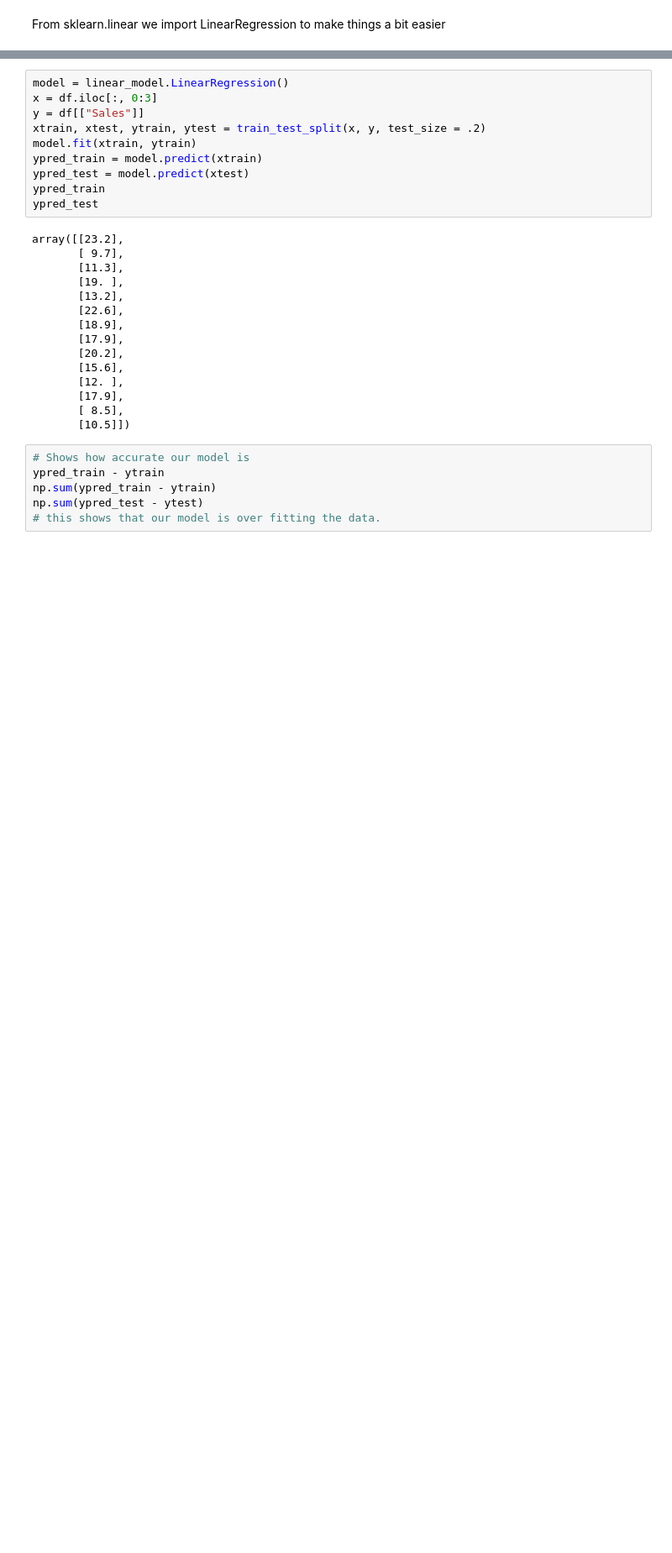
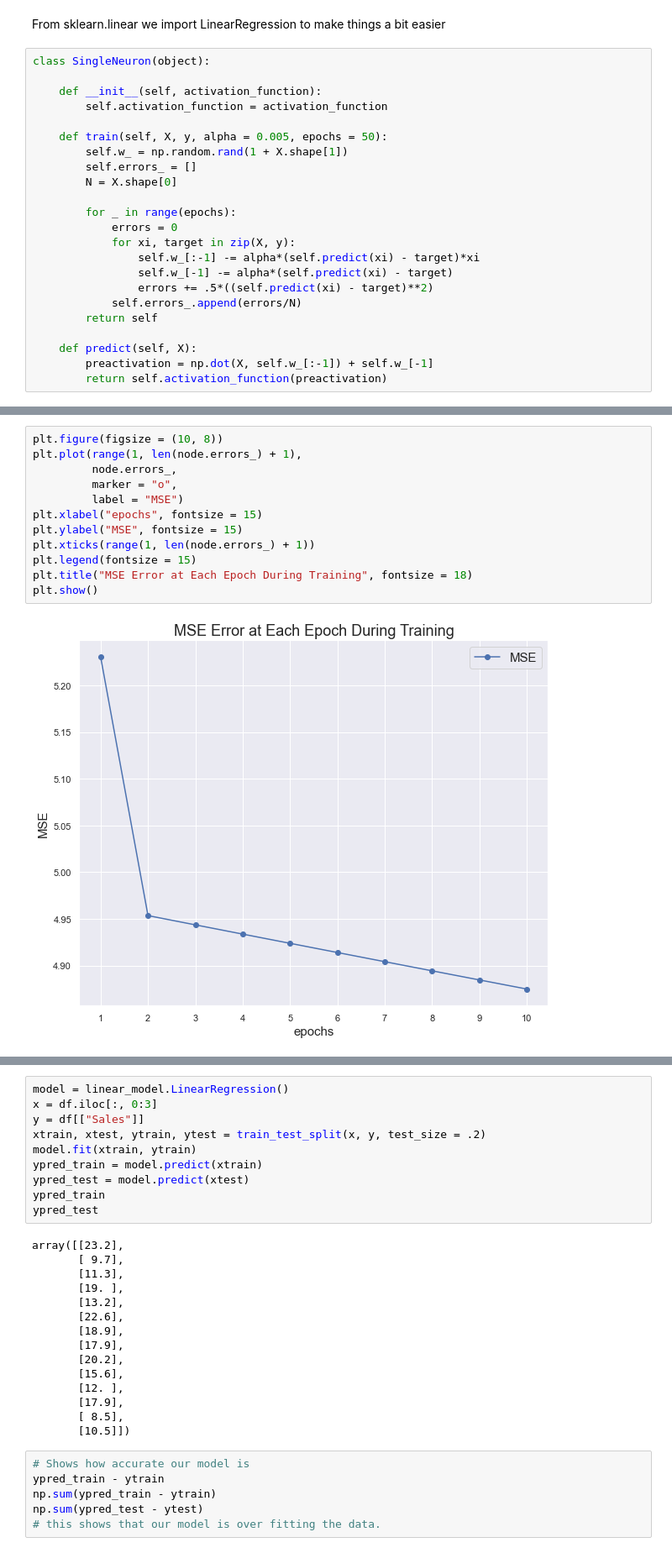
Before and after one commit to chan24th/Machine-Learning-and-Optimization, a Jupyter notebook: Supervised_Learning/Linear Regression/Linear_Regression.ipynb, the cells around one changed output, grey strips where cells are left out. Shown: that part at 84% size. Saved outputs shown, nothing was run; the diff lists cells and outputs as text; blank space fills up the shorter version.

```diff
--- a/Supervised_Learning/Linear Regression/Linear_Regression.ipynb
+++ b/Supervised_Learning/Linear Regression/Linear_Regression.ipynb
@@ -78,3 +77,26 @@ plt.show()
 [figure]
 # %% [markdown]
 From sklearn.linear we import LinearRegression to make things a bit easier
+# %%
+class SingleNeuron(object):
+
+    def __init__(self, activation_function):
+        self.activation_function = activation_function
+
+    def train(self, X, y, alpha = 0.005, epochs = 50):
+        self.w_ = np.random.rand(1 + X.shape[1])
+        self.errors_ = []
+        N = X.shape[0]
+
+        for _ in range(epochs):
+            errors = 0
+            for xi, target in zip(X, y):
+                self.w_[:-1] -= alpha*(self.predict(xi) - target)*xi
+                self.w_[-1] -= alpha*(self.predict(xi) - target)
+                errors += .5*((self.predict(xi) - target)**2)
+            self.errors_.append(errors/N)
+        return self
+
+    def predict(self, X):
+        preactivation = np.dot(X, self.w_[:-1]) + self.w_[-1]
+        return self.activation_function(preactivation)
@@ -80,0 +148,14 @@ From sklearn.linear we import LinearRegression to make things a bit easier
+# %%
+plt.figure(figsize = (10, 8))
+plt.plot(range(1, len(node.errors_) + 1),
+         node.errors_,
+         marker = "o",
+         label = "MSE")
+plt.xlabel("epochs", fontsize = 15)
+plt.ylabel("MSE", fontsize = 15)
+plt.xticks(range(1, len(node.errors_) + 1))
+plt.legend(fontsize = 15)
+plt.title("MSE Error at Each Epoch During Training", fontsize = 18)
+plt.show()
+# %% [output]
+[figure, added]
```
Also changed, not shown: parts of 13 cells of this notebook, 24 other files.
